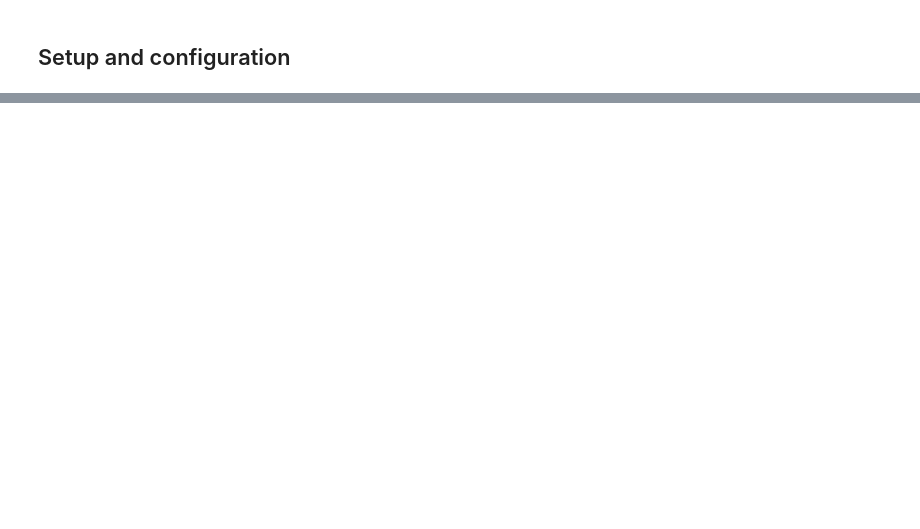
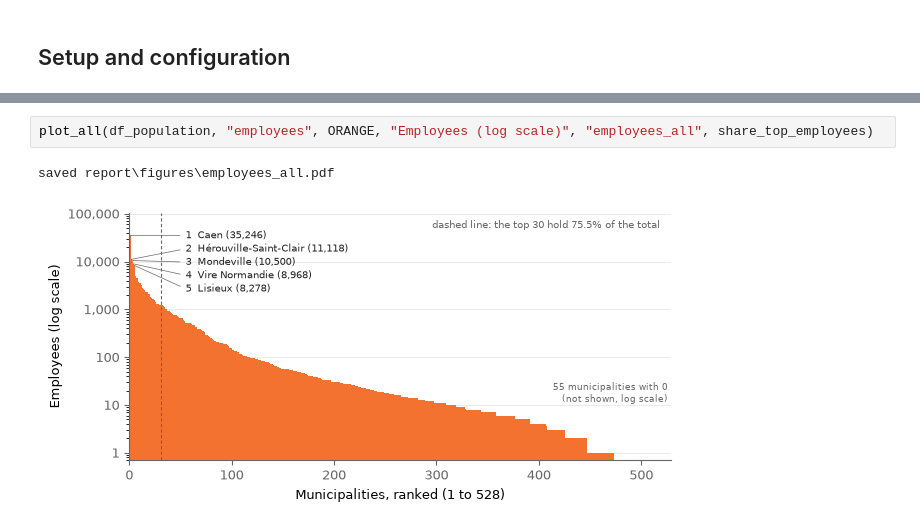
Before and after one commit to ek-popkova/uge-large-scale-models, a Jupyter notebook: notebooks/ex13_territorial_analysis_II.ipynb, the cells around one changed output, grey strips where cells are left out. Cells and saved outputs as stored; diff of their text form; blank space fills up the shorter version.

```diff
--- a/notebooks/ex13_territorial_analysis_II.ipynb
+++ b/notebooks/ex13_territorial_analysis_II.ipynb
@@ -110,0 +530,5 @@ TODO: note every problem and how it was solved (partial points are given for doc
+# %%
+plot_all(df_population, "employees", ORANGE, "Employees (log scale)", "employees_all", share_top_employees)
+# %% [output]
+saved report\figures\employees_all.pdf
+[figure, added]
```
Also changed, not shown: parts of 33 cells of this notebook, 17 other files.
